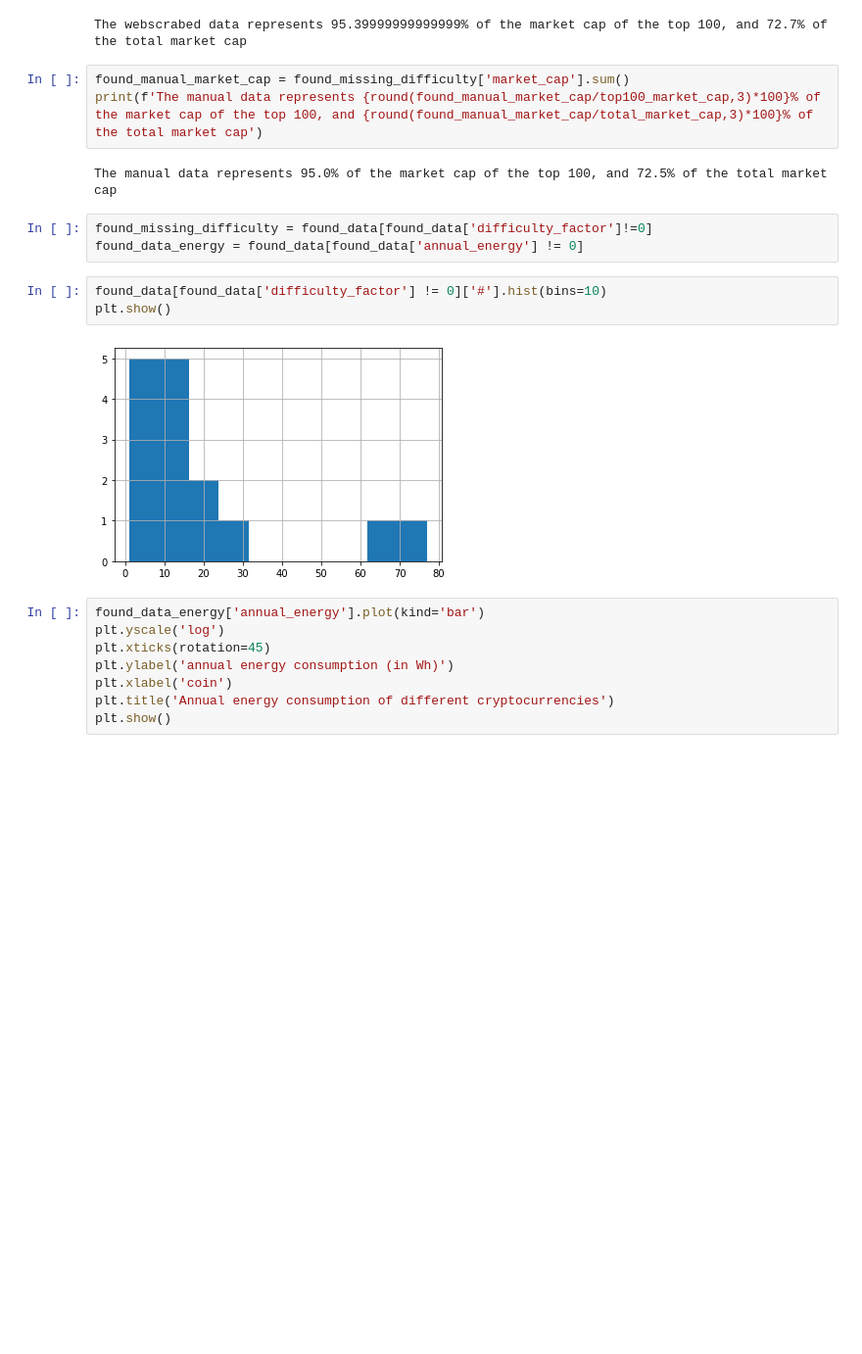
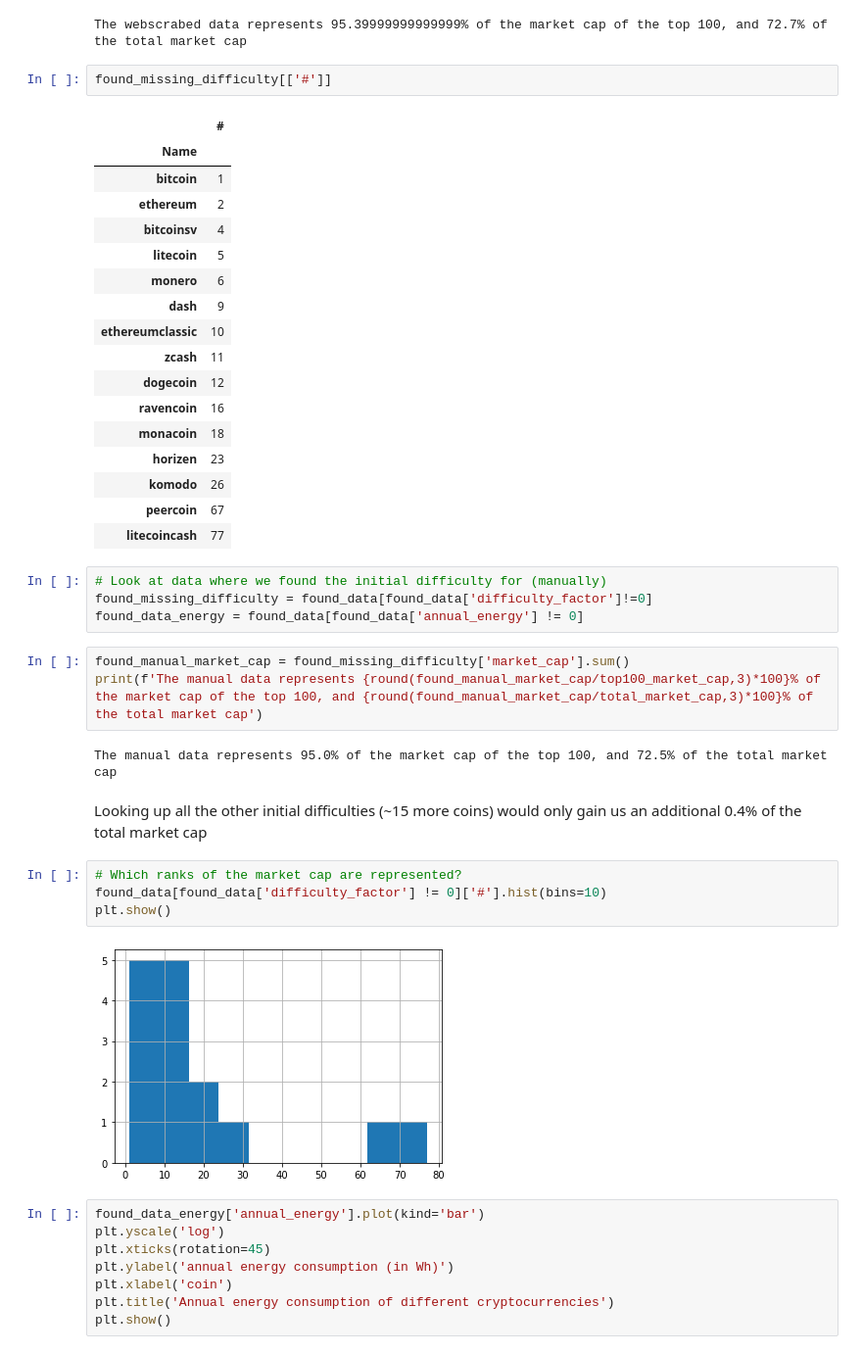
Before and after one commit to Lukasdeloose/sustainable_blockchain, a Jupyter notebook: data_analysis/energy_consumption.ipynb, the cells around one changed output. Shown: that part at 98% size. Cells and saved outputs as stored; diff of their text form; blank space fills up the shorter version.

```diff
--- a/data_analysis/energy_consumption.ipynb
+++ b/data_analysis/energy_consumption.ipynb
@@ -281,15 +283,39 @@ total_market_cap =  186318558825 #https://coinmarketcap.com/charts/
 print(f'The webscrabed data represents {round(found_market_cap/top100_market_cap,3)*100}% of the market cap of the top 100, and {round(found_market_cap/total_market_cap,3)*100}% of the total market cap')
 # %% [output]
 The webscrabed data represents 95.39999999999999% of the market cap of the top 100, and 72.7% of the total market cap
+# %%
+found_missing_difficulty[['#']]
+# %% [output]
+|  | # |
+| Name |  |
+| bitcoin | 1 |
+| ethereum | 2 |
+| bitcoinsv | 4 |
+| litecoin | 5 |
+| monero | 6 |
+| dash | 9 |
+| ethereumclassic | 10 |
+| zcash | 11 |
+| dogecoin | 12 |
+| ravencoin | 16 |
+| monacoin | 18 |
+| horizen | 23 |
+| komodo | 26 |
+| peercoin | 67 |
+| litecoincash | 77 |
+# %%
+# Look at data where we found the initial difficulty for (manually)
+found_missing_difficulty = found_data[found_data['difficulty_factor']!=0]
+found_data_energy = found_data[found_data['annual_energy'] != 0]
 # %%
 found_manual_market_cap = found_missing_difficulty['market_cap'].sum()
 print(f'The manual data represents {round(found_manual_market_cap/top100_market_cap,3)*100}% of the market cap of the top 100, and {round(found_manual_market_cap/total_market_cap,3)*100}% of the total market cap')
 # %% [output]
 The manual data represents 95.0% of the market cap of the top 100, and 72.5% of the total market cap
-# %%
-found_missing_difficulty = found_data[found_data['difficulty_factor']!=0]
-found_data_energy = found_data[found_data['annual_energy'] != 0]
+# %% [markdown]
+Looking up all the other initial difficulties (~15 more coins) would only gain us an additional 0.4% of the total market cap
 # %%
+# Which ranks of the market cap are represented?
 found_data[found_data['difficulty_factor'] != 0]['#'].hist(bins=10)
 plt.show()
 # %% [output]
```
Also changed, not shown: parts of 15 cells of this notebook, 6 other files.
